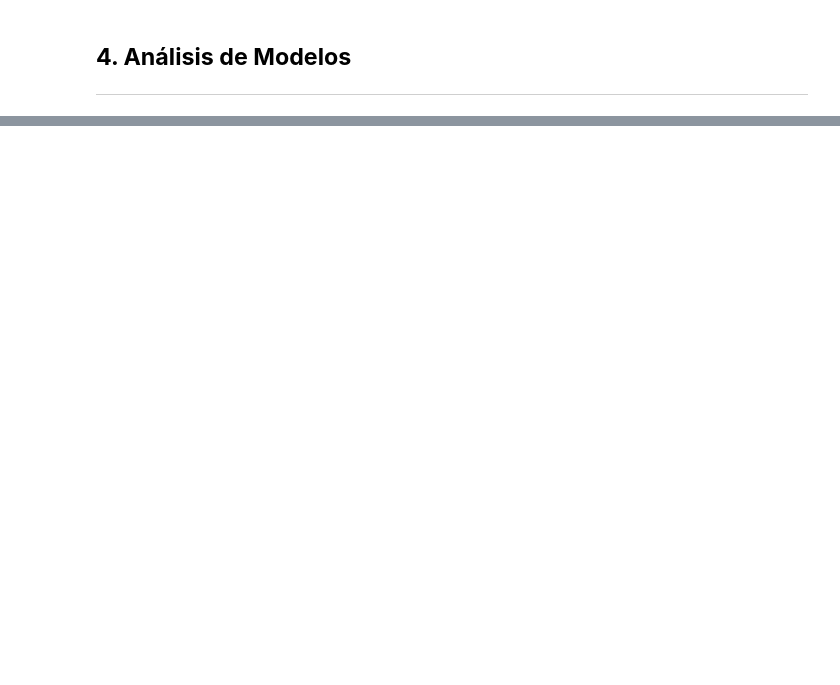
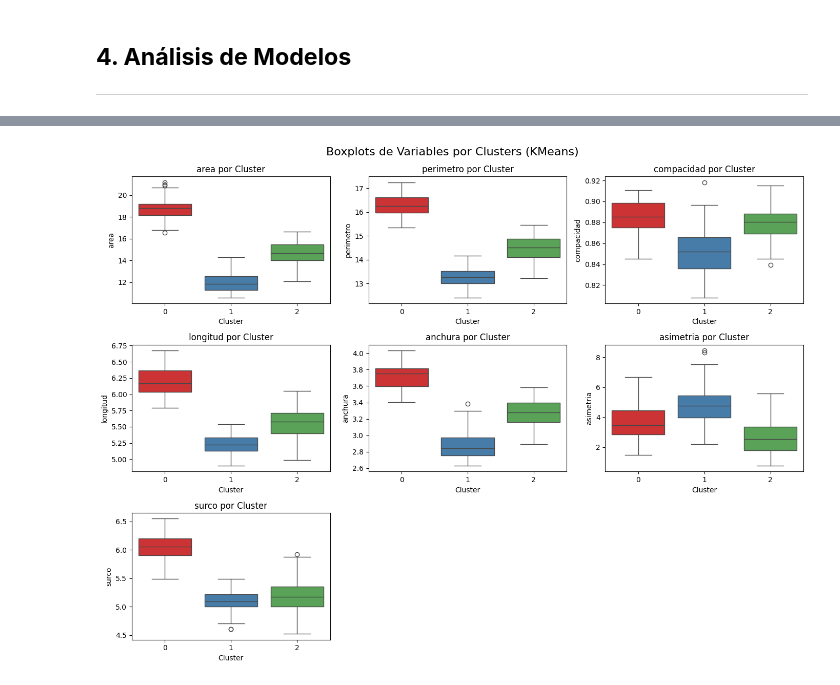
Before and after one commit to 100477706/Proyecto2_Aprendizaje, a Jupyter notebook: Clustering_27.ipynb, the cells around one changed output, grey strips where cells are left out. Drawn from its saved outputs; the diff is of its cells as text; code cells hidden in the pictures; blank space fills up the shorter version.

```diff
--- a/Clustering_27.ipynb
+++ b/Clustering_27.ipynb
@@ -928,0 +993,24 @@ plt.show()
+# %%
+import seaborn as sns
+import matplotlib.pyplot as plt
+import pandas as pd
+
+import warnings
+warnings.filterwarnings('ignore')
+
+# Crear copia del dataset con etiquetas de cluster
+df_clusters = X.copy()
+df_clusters['Cluster'] = kmeans_labels  # Usa los labels de KMeans
+
+# Crear boxplots para cada variable
+plt.figure(figsize=(14, 10))
+for i, column in enumerate(df_clusters.columns[:-1], 1):  # Excluye 'Cluster'
+    plt.subplot(3, 3, i)
+    sns.boxplot(data=df_clusters, x='Cluster', y=column, palette='Set1')
+    plt.title(f'{column} por Cluster')
+    plt.tight_layout()
+
+plt.suptitle('Boxplots de Variables por Clusters (KMeans)', fontsize=16, y=1.02)
+plt.show()
+# %% [output]
+[figure, added]
```
Also changed, not shown: parts of 6 cells of this notebook.
